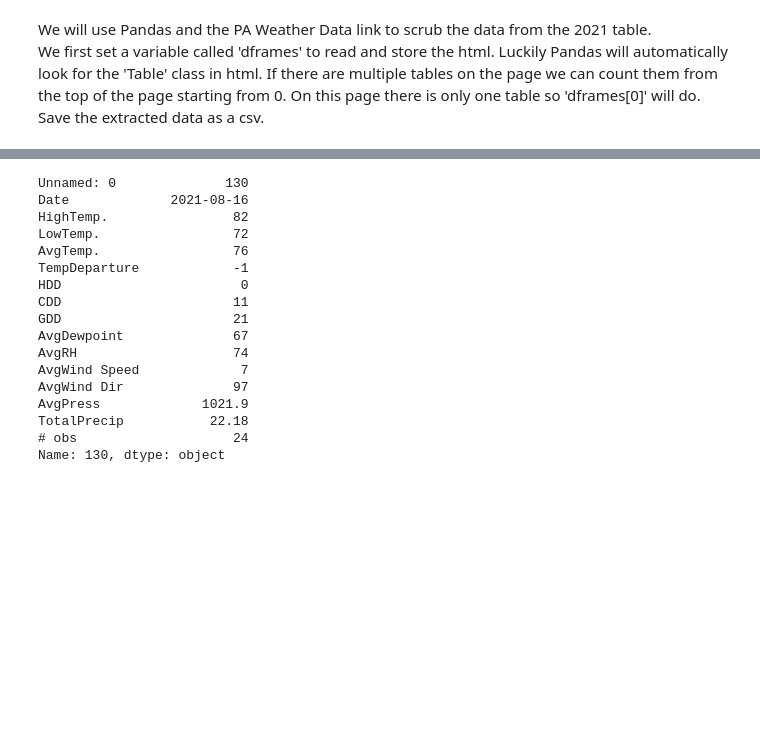
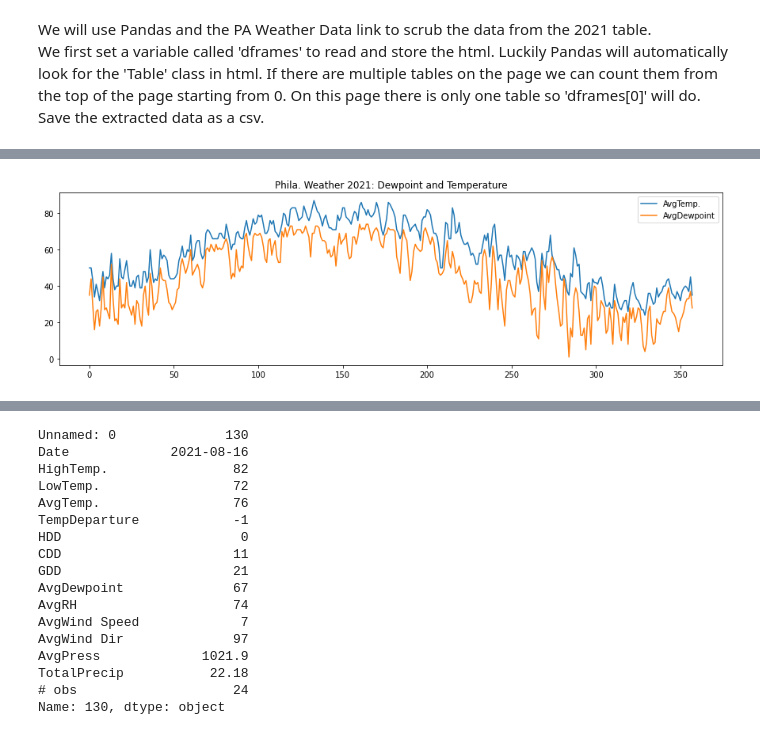
Before and after one commit to BeToTheK/Jupyter, a Jupyter notebook: Phila_weather.ipynb, the cells around one changed output, grey strips where cells are left out. Cells and saved outputs as stored; diff of their text form; code cells hidden in the pictures; blank space fills up the shorter version.

```diff
--- a/Phila_weather.ipynb
+++ b/Phila_weather.ipynb
@@ -50,0 +46,6 @@ df['TotalPrecip']=df['TotalPrecip'].astype(float)
+# %%
+#Get specific conditions and compare them.
+axs = df[['AvgTemp.','AvgDewpoint']].plot(figsize=(15, 4))
+axs.title.set_text('Phila. Weather 2021: Dewpoint and Temperature')
+# %% [output]
+[figure, added]
```
Also changed, not shown: parts of 10 cells of this notebook, 5 other files.
